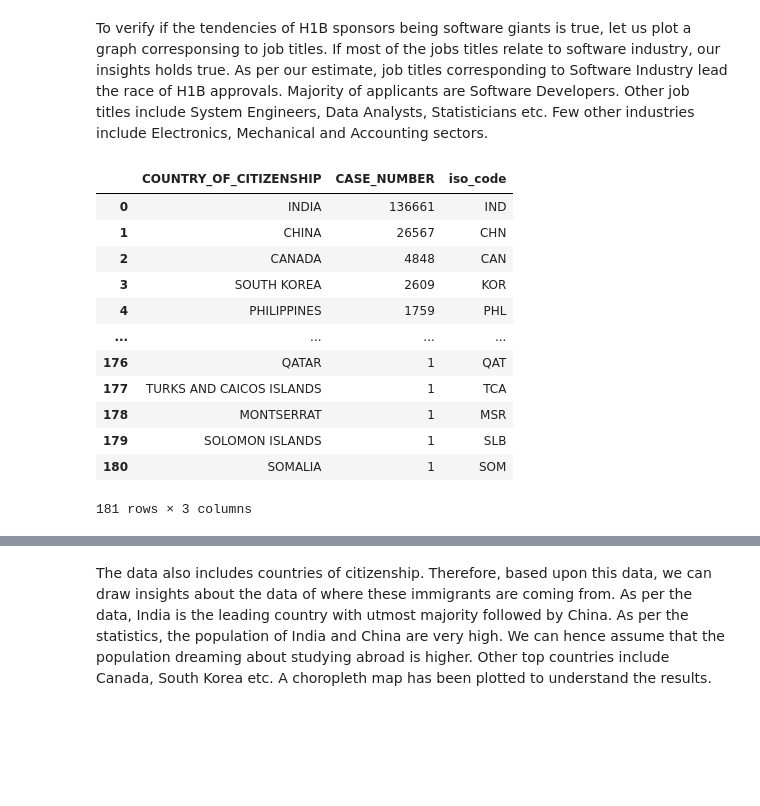
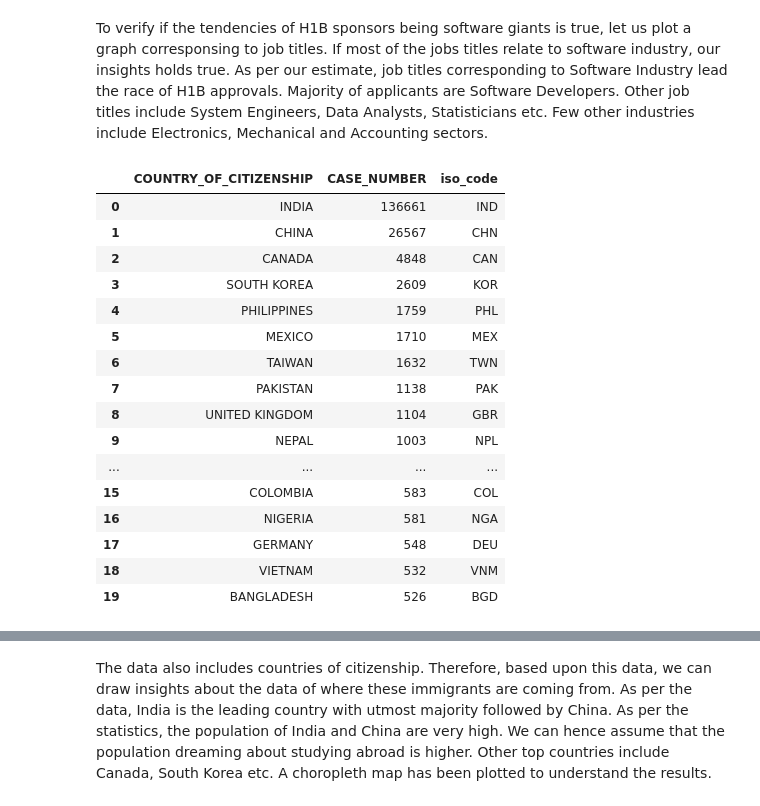
Before and after one commit to DATA-606-SPRING-2022/TEAM_B_data606, a Jupyter notebook: EDA/Project_Draft_2.ipynb, the cells around one changed output, grey strips where cells are left out. Cells and saved outputs as stored; diff of their text form; code cells hidden in the pictures; blank space fills up the shorter version.

```diff
--- a/EDA/Project_Draft_2.ipynb
+++ b/EDA/Project_Draft_2.ipynb
@@ -164,18 +217,22 @@ def do_fuzzy_search(country):
         return result[0].alpha_3
 # %%
 h1b_coun["iso_code"] = h1b_coun["COUNTRY_OF_CITIZENSHIP"].apply(lambda country: do_fuzzy_search(country))
-h1b_coun
+h1b_coun.head(20)
 # %% [output]
 |  | COUNTRY_OF_CITIZENSHIP | CASE_NUMBER | iso_code |
 | 0 | INDIA | 136661 | IND |
 | 1 | CHINA | 26567 | CHN |
 | 2 | CANADA | 4848 | CAN |
 | 3 | SOUTH KOREA | 2609 | KOR |
 | 4 | PHILIPPINES | 1759 | PHL |
+| 5 | MEXICO | 1710 | MEX |
+| 6 | TAIWAN | 1632 | TWN |
+| 7 | PAKISTAN | 1138 | PAK |
+| 8 | UNITED KINGDOM | 1104 | GBR |
+| 9 | NEPAL | 1003 | NPL |
 | ... | ... | ... | ... |
-| 176 | QATAR | 1 | QAT |
-| 177 | TURKS AND CAICOS ISLANDS | 1 | TCA |
-| 178 | MONTSERRAT | 1 | MSR |
-| 179 | SOLOMON ISLANDS | 1 | SLB |
-| 180 | SOMALIA | 1 | SOM |
+| 15 | COLOMBIA | 583 | COL |
+| 16 | NIGERIA | 581 | NGA |
+| 17 | GERMANY | 548 | DEU |
+| 18 | VIETNAM | 532 | VNM |
+| 19 | BANGLADESH | 526 | BGD |
-181 rows × 3 columns
```
Also changed, not shown: parts of 13 cells of this notebook.
